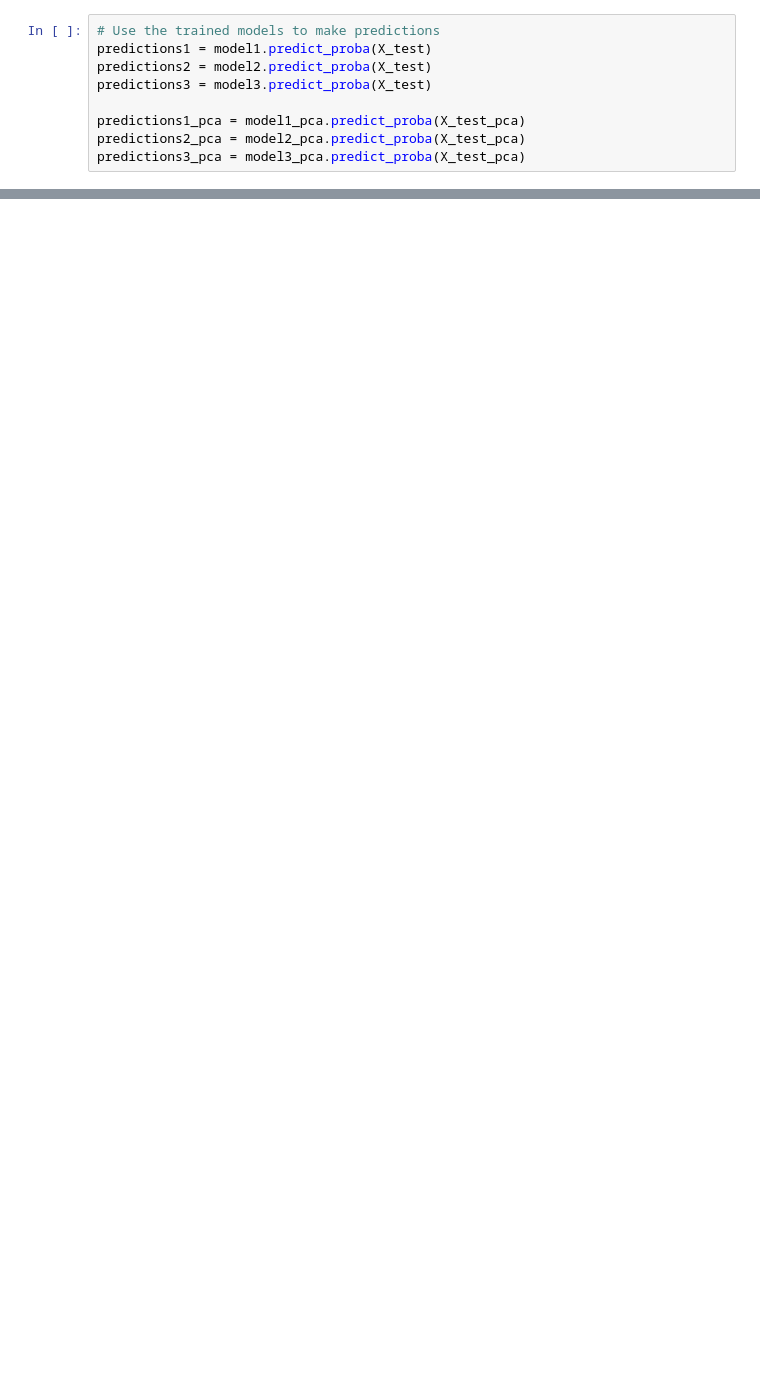
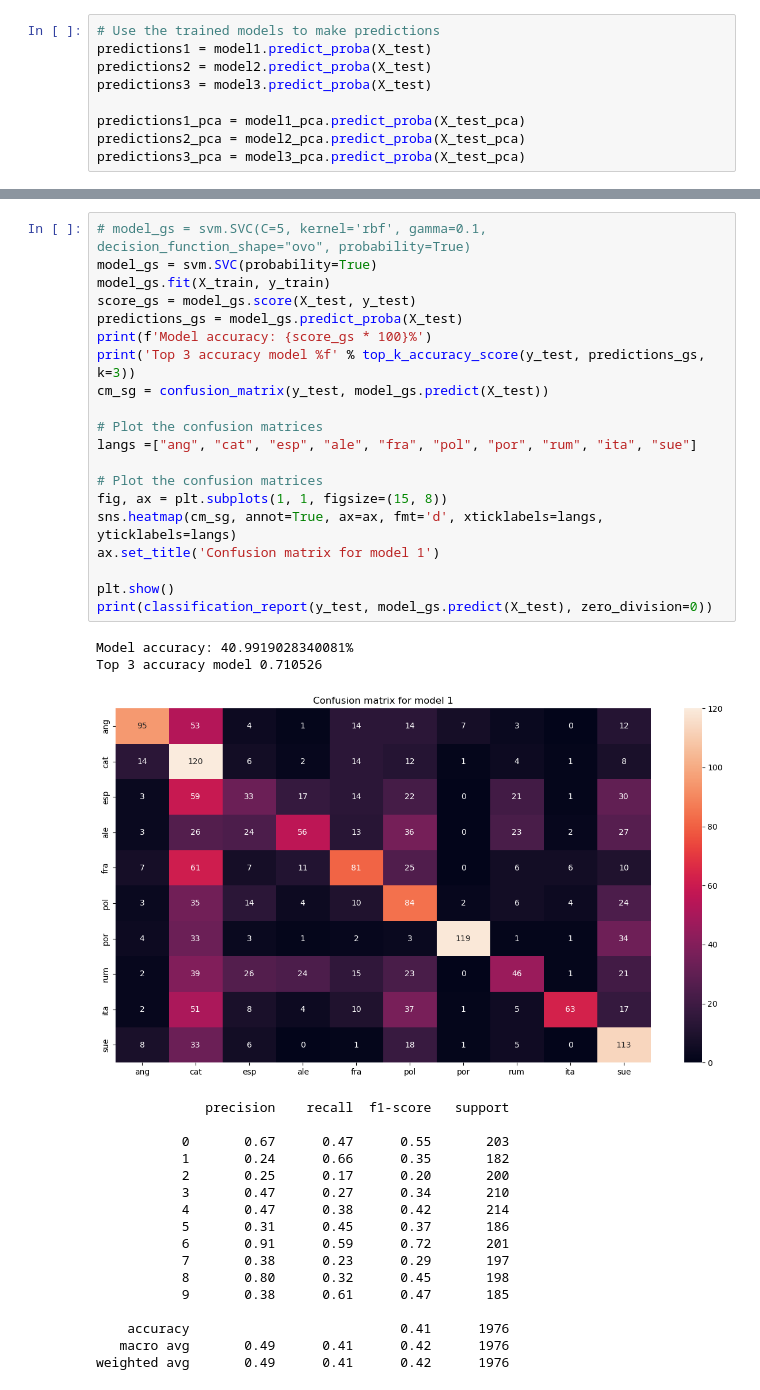
Before and after one commit to jsalisburyv/Machine-Learning, a Jupyter notebook: Practica1/Practica.ipynb, the cells around one changed output, grey strips where cells are left out. Drawn from its saved outputs; the diff is of its cells as text; blank space fills up the shorter version.

```diff
--- a/Practica1/Practica.ipynb
+++ b/Practica1/Practica.ipynb
@@ -208,0 +330,40 @@ plt.show()
+# %%
+# model_gs = svm.SVC(C=5, kernel='rbf', gamma=0.1, decision_function_shape="ovo", probability=True)
+model_gs = svm.SVC(probability=True)
+model_gs.fit(X_train, y_train)
+score_gs = model_gs.score(X_test, y_test)
+predictions_gs = model_gs.predict_proba(X_test)
+print(f'Model accuracy: {score_gs * 100}%')
+print('Top 3 accuracy model %f' % top_k_accuracy_score(y_test, predictions_gs, k=3))
+cm_sg = confusion_matrix(y_test, model_gs.predict(X_test))
+
+# Plot the confusion matrices
+langs =["ang", "cat", "esp", "ale", "fra", "pol", "por", "rum", "ita", "sue"]
+
+# Plot the confusion matrices
+fig, ax = plt.subplots(1, 1, figsize=(15, 8))
+sns.heatmap(cm_sg, annot=True, ax=ax, fmt='d', xticklabels=langs, yticklabels=langs)
+ax.set_title('Confusion matrix for model 1')
+
+plt.show()
+print(classification_report(y_test, model_gs.predict(X_test), zero_division=0))
+# %% [output]
+Model accuracy: 40.9919028340081%
+Top 3 accuracy model 0.710526
+[figure, added]
+              precision    recall  f1-score   support
+
+           0       0.67      0.47      0.55       203
+           1       0.24      0.66      0.35       182
+           2       0.25      0.17      0.20       200
+           3       0.47      0.27      0.34       210
+           4       0.47      0.38      0.42       214
+           5       0.31      0.45      0.37       186
+           6       0.91      0.59      0.72       201
+           7       0.38      0.23      0.29       197
+           8       0.80      0.32      0.45       198
+           9       0.38      0.61      0.47       185
+
+    accuracy                           0.41      1976
+   macro avg       0.49      0.41      0.42      1976
+weighted avg       0.49      0.41      0.42      1976
```
Also changed, not shown: parts of 15 cells of this notebook, 3 other files.
